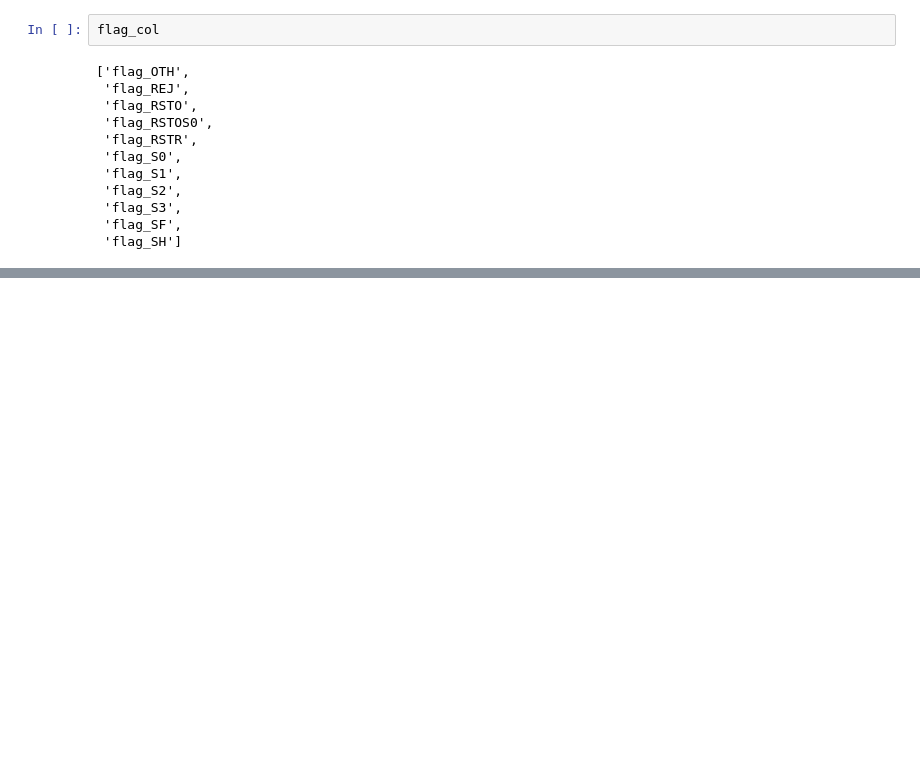
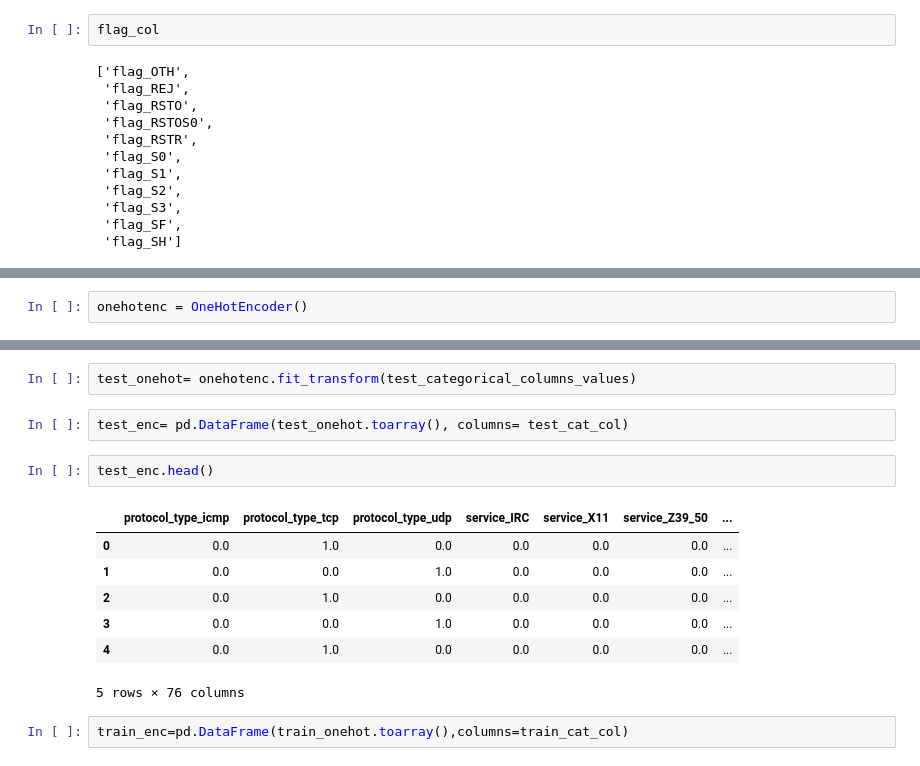
Before and after one commit to garima0106/SNAC_APT_DatasetEval, a Jupyter notebook: NSL-KDD_Data_Preprocessing.ipynb, the cells around one changed output, grey strips where cells are left out. Drawn from its saved outputs; the diff is of its cells as text; blank space fills up the shorter version.

```diff
--- a/NSL-KDD_Data_Preprocessing.ipynb
+++ b/NSL-KDD_Data_Preprocessing.ipynb
@@ -280,0 +311,2 @@ flag_col
+# %%
+onehotenc = OneHotEncoder()
@@ -280,0 +319,16 @@ flag_col
+# %%
+test_onehot= onehotenc.fit_transform(test_categorical_columns_values)
+# %%
+test_enc= pd.DataFrame(test_onehot.toarray(), columns= test_cat_col)
+# %%
+test_enc.head()
+# %% [output]
+|  | protocol_type_icmp | protocol_type_tcp | protocol_type_udp | service_IRC | service_X11 | service_Z39_50 | ... |
+| 0 | 0.0 | 1.0 | 0.0 | 0.0 | 0.0 | 0.0 | ... |
+| 1 | 0.0 | 0.0 | 1.0 | 0.0 | 0.0 | 0.0 | ... |
+| 2 | 0.0 | 1.0 | 0.0 | 0.0 | 0.0 | 0.0 | ... |
+| 3 | 0.0 | 0.0 | 1.0 | 0.0 | 0.0 | 0.0 | ... |
+| 4 | 0.0 | 1.0 | 0.0 | 0.0 | 0.0 | 0.0 | ... |
+5 rows × 76 columns
+# %%
+train_enc=pd.DataFrame(train_onehot.toarray(),columns=train_cat_col)
```
Also changed, not shown: parts of 72 cells of this notebook.
